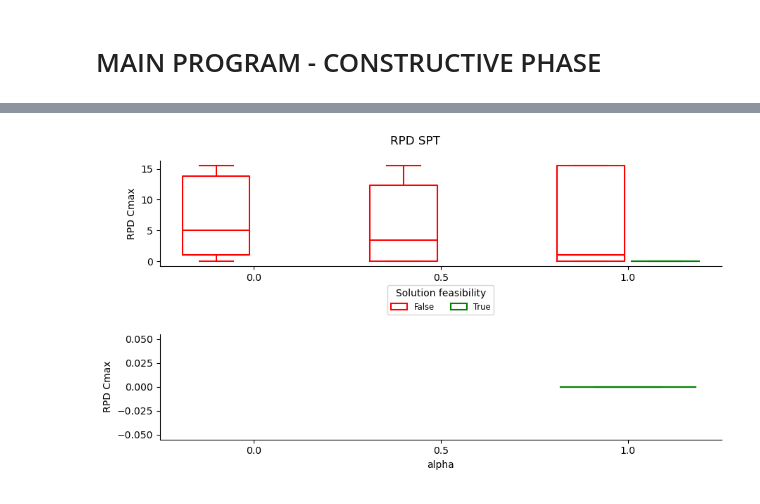
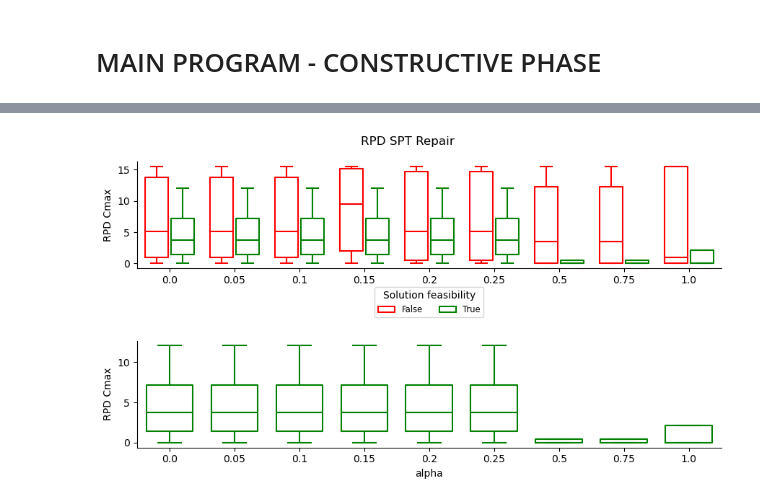
Before and after one commit to josebel78/PhD, a Jupyter notebook: PhD-Paper-01-Const.ipynb, the cells around one changed output, grey strips where cells are left out. Cells and saved outputs as stored; diff of their text form; code cells hidden in the pictures.

Commit message:
Repair method revised

```diff
--- a/PhD-Paper-01-Const.ipynb
+++ b/PhD-Paper-01-Const.ipynb
@@ -607,7 +851,7 @@ def output_solution(summary_df, alpha_values, makespan_columns, rpd_makespan_col
     print('\n\n')
     fig, (ax1, ax2) = plt.subplots(2, 1, figsize=(9, 5)) #, sharex=True)
 
-    fig_name = 'RPD_' + g_rule
+    fig_name = 'RPD_' + g_rule + '_Repair'
     fig.suptitle(fig_name.replace("_", " "))
     x_values = summary_rpd_df['Alpha'].unique()
     x_labels = [round(x_value, 4) for x_value in x_values]
@@ -704,8 +948,8 @@ def output_solution(summary_df, alpha_values, makespan_columns, rpd_makespan_col
     summary_latex_code = (
         "\n" + r"\begin{table}[!ht]"
         + "\n" + r"\centering"
-        + "\n" + r"\caption{" + g_rule +"}"
-        + "\n" + r"\label{tab:YYY}"
+        + "\n" + r"\caption{" + g_rule + ' with repair procedure'"}"
+        + "\n" + r"\label{tab:const_" + g_rule + '_repair'"}"
         + "\n" + r"\begin{adjustbox}{max width=\textwidth}"
         + "\n" + summary_latex_code
         + "\end{adjustbox}"
@@ -771,14 +1015,16 @@ sol_name = ''
 instance_sol = {}
 instance_sol_keys = ['Size', 'Precedences', 'Resources', 'Feasibility', 'Alpha', 'Cmax']
 
-greedy_rules = ['SPT']
-# greedy_rules = ['SPT', 'LPT', 'LRR', 'MRR', 'DJP', 'DJP', 'IDM', 'LRR-SPT-IDM', 'LRR-LPT-IDM', 'MRR-SPT-IDM', 'MRR-LPT-IDM']
+# greedy_rules = ['LRR-SPT-IDM']
+# greedy_rules = ['LRR-SPT-IDM', 'LRR-LPT-IDM', 'MRR-SPT-IDM', 'MRR-LPT-IDM']
+greedy_rules = ['SPT', 'LPT', 'LRR', 'MRR', 'DJP', 'IJP', 'IDM', 'LRR-SPT-IDM', 'LRR-LPT-IDM', 'MRR-SPT-IDM', 'MRR-LPT-IDM']
 
 # user_alpha_steps = int(input('\nEnter the number of alpha values to be used to generate the restricted candidate list [0, 11]: '))
 # alpha_values = np.linspace(0,1,user_alpha_steps)
 
-# alpha_values = [0.00, 0.05, 0.10, 0.15, 0.20, 0.25, 0.50, 0.75, 1.00]
-alpha_values = [0.00, 0.50, 1.00]
+alpha_values = [0.00, 0.05, 0.10, 0.15, 0.20, 0.25, 0.50, 0.75, 1.00]
+# alpha_values = [0.00, 0.15, 0.50, 0.75, 1.00]
+
 alpha_dict = {}
 alpha_columns = []
 makespan_columns = []
@@ -830,12 +1076,15 @@ for g_rule in greedy_rules:
             for key in instance_sol_keys:
                 instance_sol[key] = []
 
+            Cmax_const_f = np.inf
+            Cmax_const_u = np.inf
+
             # Solution dictionaries
             sol_dict_f = {} # feasible solution dictionary
             sol_dict_u = {} # unfeasible solution dictionary
 
             # Job dashboards
-            job_dash_init = {} # job dashboard
+            job_dash_const = {} # job dashboard
             job_dash_f = {} # feasible job dashboard
             job_dash_u = {} # unfeasible job dashboard
 
@@ -845,6 +1094,7 @@ for g_rule in greedy_rules:
 
             best_grasp_f_dict = {}
             best_grasp_u_dict = {}
+            best_grasp_r_dict = {}
             best_grasp_sol_dict = {}
 
             best_grasp_f_Cmax = np.inf
@@ -854,6 +1104,10 @@ for g_rule in greedy_rules:
             best_grasp_u_Cmax = np.inf
             best_grasp_u_sol = []
             best_grasp_u_dict.update({best_grasp_u_Cmax: best_grasp_u_sol})
+
+            best_grasp_r_Cmax = np.inf
+            best_grasp_r_sol = []
+            best_grasp_r_dict.update({best_grasp_r_Cmax: best_grasp_r_sol})
 
             # Solution output
             instance_Cmax = np.inf
@@ -877,7 +1131,7 @@ for g_rule in greedy_rules:
                 construct_start_time = time.monotonic()
 
                 job_list = create_jobs(problem_df)
-                dict_const, sol_const, Cmax_const, const_prec_ok, const_res_ok, job_dash_init = construct_initial_solution(job_list, g_rule, alpha_value)
+                dict_const, sol_const, Cmax_const, const_prec_ok, const_res_ok, job_dash_const = construct_initial_solution(job_list, g_rule, alpha_value)
                 initial_feasibility = const_prec_ok and const_res_ok
 
                 sol_values = [instance_size, const_prec_ok, const_res_ok, initial_feasibility, alpha_value, Cmax_const]
@@ -885,20 +1139,54 @@ for g_rule in greedy_rules:
                     instance_sol[key].append(value)
 
                 if (initial_feasibility) and (Cmax_const < best_grasp_f_Cmax):
+                    job_dash_f.update(job_dash_const)
                     best_grasp_f_dict.clear() # Comment this line if the nuimber of feasible solutions should be reduced to one
-                    best_grasp_f_Cmax = list(dict_const.keys())[0]
+                    # best_grasp_f_Cmax = list(dict_const.keys())[0]
+                    best_grasp_f_Cmax = Cmax_const
                     best_grasp_f_dict.update(dict_const)
-                    best_job_dash_f.update(job_dash_init)
-                    sol_name = instance_name + '_' + g_rule + str(alpha_value).replace('.','')[:2] + '.csv'
+                    # best_job_dash_f.update(job_dash_const)
+                    sol_name_f = instance_name + '_' + g_rule + '_' + str(alpha_value).replace('.','')[:2] + '_f.csv'
                 elif (not initial_feasibility) and (Cmax_const < best_grasp_u_Cmax):
+                    const_prec_ok_u = const_prec_ok
+                    const_res_ok_u = const_res_ok
+                    job_dash_u.update(job_dash_const)
                     best_grasp_u_dict.clear() # Comment this line if the nuimber of feasible solutions should be reduced to one
-                    best_grasp_u_Cmax = list(dict_const.keys())[0]
+                    # best_grasp_u_Cmax = list(dict_const.keys())[0]
+                    best_grasp_u_Cmax = Cmax_const
                     best_grasp_u_dict.update(dict_const)
-                    best_job_dash_u.update(job_dash_init)
+                    # best_job_dash_u.update(job_dash_const)
+                    sol_name_u = instance_name + '_' + g_rule + '_' + str(alpha_value).replace('.','')[:2] + '_u.csv'
 
                 construct_end_time = time.monotonic()
                 construct_time += (construct_end_time - construct_start_time)
                 grasp_time += construct_time
+
+            ############################ REPAIR ############################
+
+            if len(job_dash_f) > 0:
+                best_job_dash_f.update(job_dash_f)
+                # print(f'\nBest local feasible solution Cmax: {best_grasp_f_Cmax}')
+
+            if len(job_dash_u) > 0:
+                best_job_dash_u.update(job_dash_u)
+                # print(f'\nBest local unfeasible solution Cmax: {best_grasp_u_Cmax}')
+                best_grasp_r_dict, Cmax_repair, const_prec_ok_r, const_res_ok_r, best_job_dash_r = repair(best_grasp_u_dict, const_prec_ok_u, const_res_ok_u, job_dash_u, instance_T)
+                # The repaired solution, either feasible or not, is appended to the instance solution set
+                repair_feasibility = const_prec_ok_r and const_res_ok_r
+                sol_values = [instance_size, const_prec_ok_r, const_res_ok_r, repair_feasibility, alpha_value, Cmax_repair]
+                for key, value in zip(instance_sol.keys(), sol_values):
+                    instance_sol[key].append(value)
+                if (repair_feasibility) and (Cmax_repair < best_grasp_r_Cmax):
+                    # job_dash_r.update(job_dash_const)
+                    # best_grasp_r_dict.clear() # Comment this line if the nuimber of feasible solutions should be reduced to one
+                    # best_grasp_r_Cmax = list(best_grasp_r_dict.keys())[0]
+                    best_grasp_r_Cmax = Cmax_repair
+                    # print(f'\nBest local repaired solution Cmax: {best_grasp_r_Cmax}')
+                    # best_grasp_r_dict.update(dict_const)
+                    # best_job_dash_f.update(job_dash_const)
+                    sol_name_r = instance_name + '_' + g_rule + '_' + str(alpha_value).replace('.','')[:2] + '_r.csv'
+
+            ############################ XXX ############################
 
             instance_sol_df = pd.DataFrame.from_dict(instance_sol, orient='columns', dtype=None)
             instance_info_df = instance_sol_df.groupby(by=['Size', 'Precedences', 'Resources', 'Feasibility', 'Alpha'], as_index=False).describe(include='all')
@@ -912,9 +1200,13 @@ for g_rule in greedy_rules:
 
             ############################ GENERATE SOLUTION ############################
 
-            if sol_name:
+            if (best_grasp_f_Cmax <= best_grasp_r_Cmax) and (best_grasp_f_Cmax < np.inf):
                 instance_sol_df = generate_solution(best_grasp_f_dict.get(best_grasp_f_Cmax))
-                sol_file_path = os.path.join(output_path, sol_name)
+                sol_file_path = os.path.join(output_path, sol_name_f)
+                instance_sol_df.to_csv(sol_file_path, sep=';', header=True, index=True, mode='w', decimal=',')
+            elif best_grasp_r_Cmax < best_grasp_f_Cmax:
+                instance_sol_df = generate_solution(best_grasp_r_dict.get(best_grasp_r_Cmax))
+                sol_file_path = os.path.join(output_path, sol_name_r)
                 instance_sol_df.to_csv(sol_file_path, sep=';', header=True, index=True, mode='w', decimal=',')
 
         a_rule_summary_df.drop(columns=['Cmax_mean', 'Cmax_std', 'Cmax_25%', 'Cmax_50%', 'Cmax_75%', 'Cmax_max'],
@@ -935,7 +1227,7 @@ for g_rule in greedy_rules:
     ############################ FINAL EVALUATION ############################
 
     os.chdir(output_path)
-    output_name = instance_type + '_' + g_rule + '.csv'
+    output_name = instance_type + '_' + g_rule + '-r.csv'
     output_file_path = output_path / output_name
 
     summary_rpd_df = g_rule_summary_df.copy(deep=True)
@@ -970,5 +1268,5 @@ Instances: ['006x2_1-10_1_6.txt', '008x2_1-10_1_6.txt', '010x2_1-10_1_6.txt', '0
 > alpha = 1.0: ['006x2_1-10_1_6', '008x2_1-10_1_6', '010x2_1-10_1_6', '050x15_1-10_1_6']
-[figure, old version]
+[figure, new version]
 ################################################### RPD Makespan Summary ###################################################
 
 \begin{table}[!ht]
```
Also changed, not shown: parts of 8 cells of this notebook.
